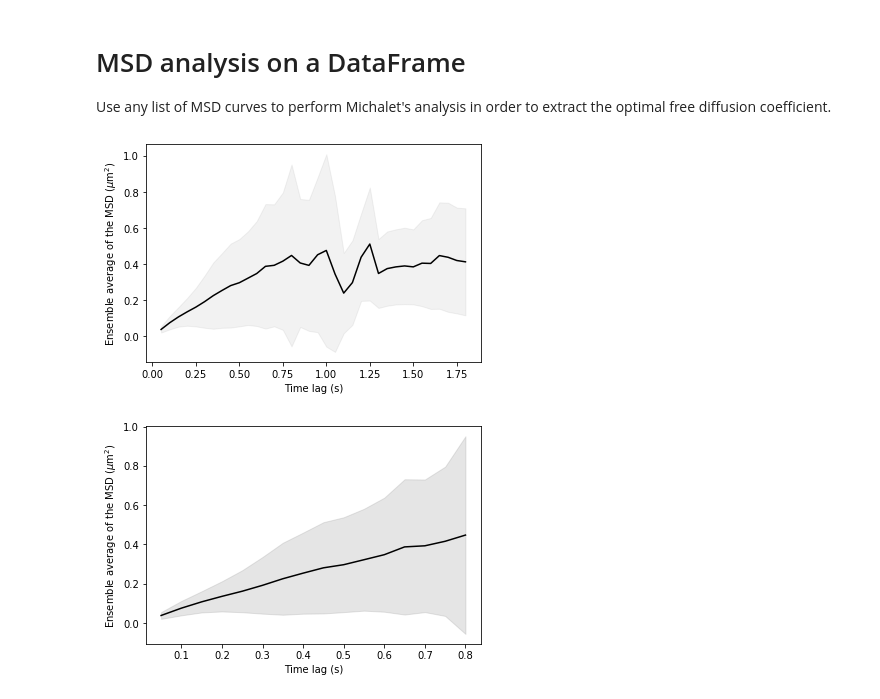
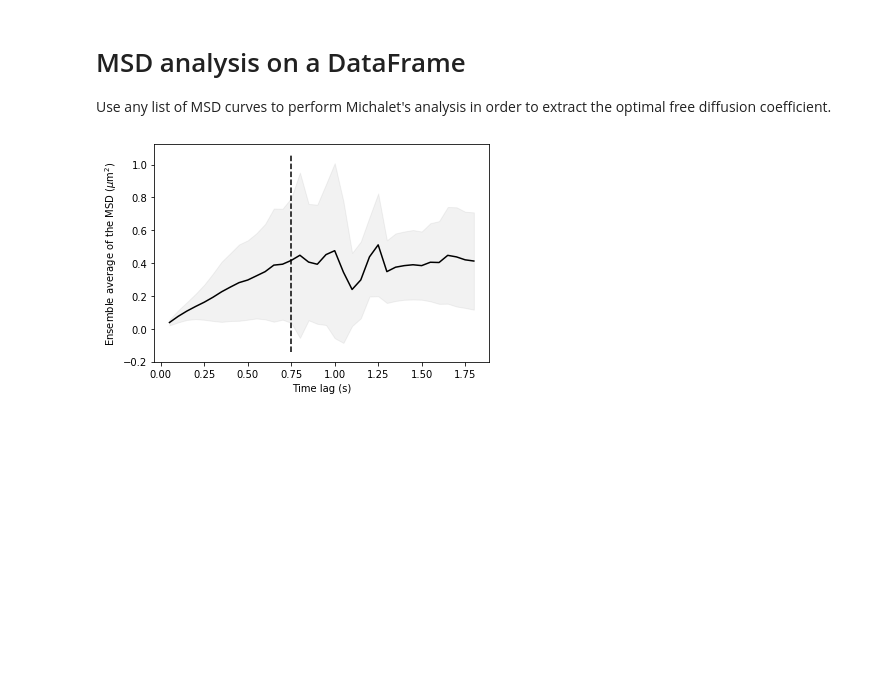
Before and after one commit to remy13127/Internship, a Jupyter notebook: DataFrame.ipynb, the cells around one changed output. Saved outputs shown, nothing was run; the diff lists cells and outputs as text; code cells hidden in the pictures; blank space fills up the shorter version.

```diff
--- a/DataFrame.ipynb
+++ b/DataFrame.ipynb
@@ -56,26 +56,19 @@ Use any list of MSD curves to perform Michalet's analysis in order to extract th
 # %%
 #Filter on alpha
 dfilt1 = df1[(df1['alpha']<1.1) & (df1['alpha']>0.9)]
 dfilt2 = df2[(df2['alpha']<1.1) & (df2['alpha']>0.9)]
 
 #Select the Dataset and extract MSDs
 
 DATASET = dfilt1
 MSDSeries = DATASET['MSD'].values
 
 sigma=0.3
 D = 0.07
 epsilon = 4*sigma**2
 alpha = 4*D*dt
-cutoff = 0.8
+cutoff = 0.75
 
-mmsd,mvar,timelag = mean_msd(MSDSeries,cutoff=cutoff)
-
-plt.plot(timelag,mmsd,color='k')
-plt.fill_between(timelag,[a - np.sqrt(b) for a,b in zip(mmsd,mvar)],[a + np.sqrt(b) for a,b in zip(mmsd,mvar)], color="gray",alpha=0.2)
-plt.xlabel('Time lag (s)')
-plt.ylabel('Ensemble average of the MSD ($\mu$m$^2$)')
-plt.show()
+mmsd,mvar,timelag = mean_msd(MSDSeries,cutoff=cutoff,show_cutoff=True)
 # %% [output]
-[figure, old version]
+[figure, new version]
-[figure, removed]
```
Also changed, not shown: parts of 5 cells of this notebook, 1 other file.
